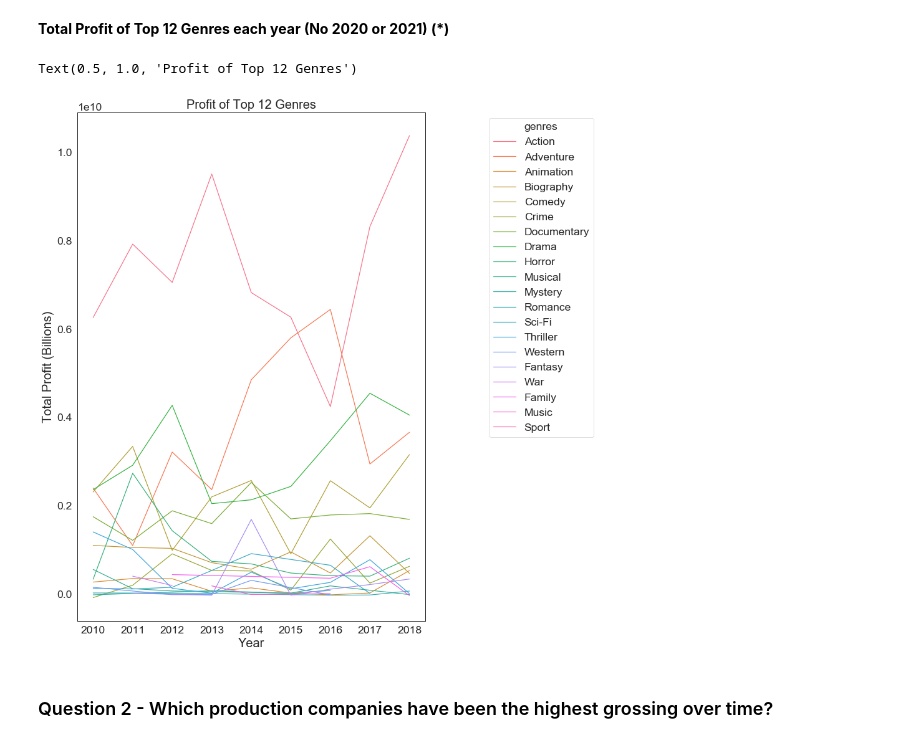
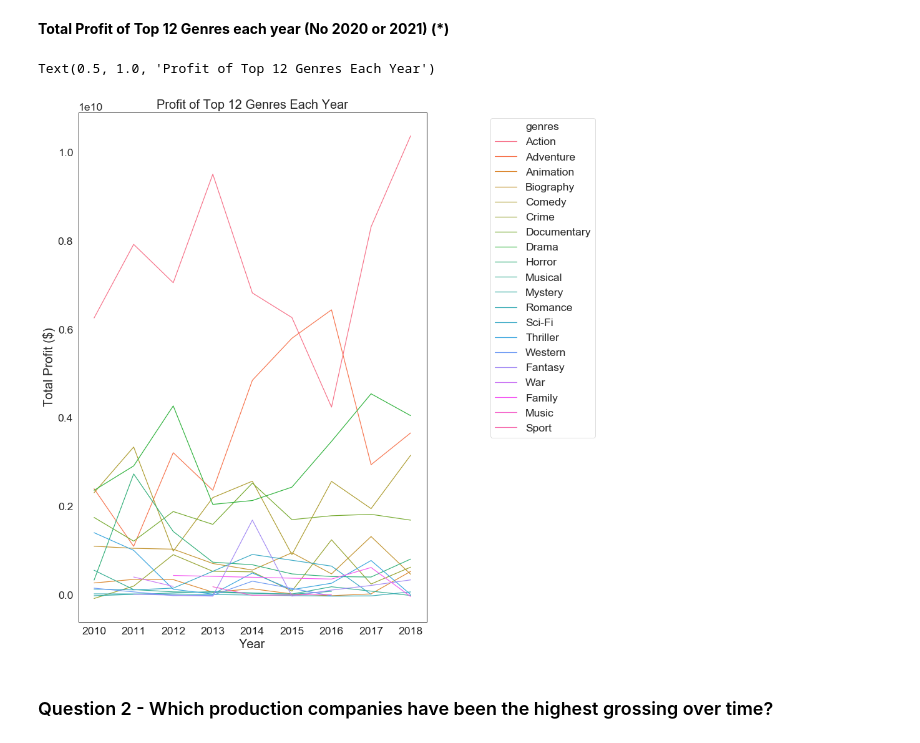
Before and after one commit to fecezar/movie-analysis-project, a Jupyter notebook: dylan_project/dylan_final.ipynb, the cells around one changed output. Saved outputs shown, nothing was run; the diff lists cells and outputs as text; code cells hidden in the pictures.

```diff
--- a/dylan_project/dylan_final.ipynb
+++ b/dylan_project/dylan_final.ipynb
@@ -805,20 +805,20 @@ __Total Profit of Top 12 Genres each year (No 2020 or 2021) (*)__
 # %%
 #Create alternative linegraph for total_profit / genre of top 12 genres each year - Profit / Genre / Time (no 2020,21)
 
 time4_genre_profit_df_2018 = time4_genre_profit_df_2018.reset_index()
 
 sns.set_palette("dark")
 sns.set_context("paper", font_scale = 2, rc={"grid.linewidth": 0.6})
 plt.rcParams["axes.labelsize"] = 20
 plt.figure(figsize=(10,15))
 px2 = sns.lineplot(x="start_year", y="total_profit", hue="genres", legend='brief',
                   data=time4_genre_profit_df_2018)
-px2.set(xlabel="Year", ylabel = "Total Profit (Billions)")
+px2.set(xlabel="Year", ylabel = "Total Profit ($)")
 px2.legend(loc='upper right', bbox_to_anchor=(1.5, 1))
-px2.set_title('Profit of Top 12 Genres', fontsize=20)
+px2.set_title('Profit of Top 12 Genres Each Year', fontsize=20)
 # %% [output]
-Text(0.5, 1.0, 'Profit of Top 12 Genres')
+Text(0.5, 1.0, 'Profit of Top 12 Genres Each Year')
-[figure, old version]
+[figure, new version]
 # %% [markdown]
 ### Question 2 - Which production companies have been the highest grossing over time?
 # %% [markdown]
```
Also changed, not shown: parts of 9 cells of this notebook, 32 other files.
